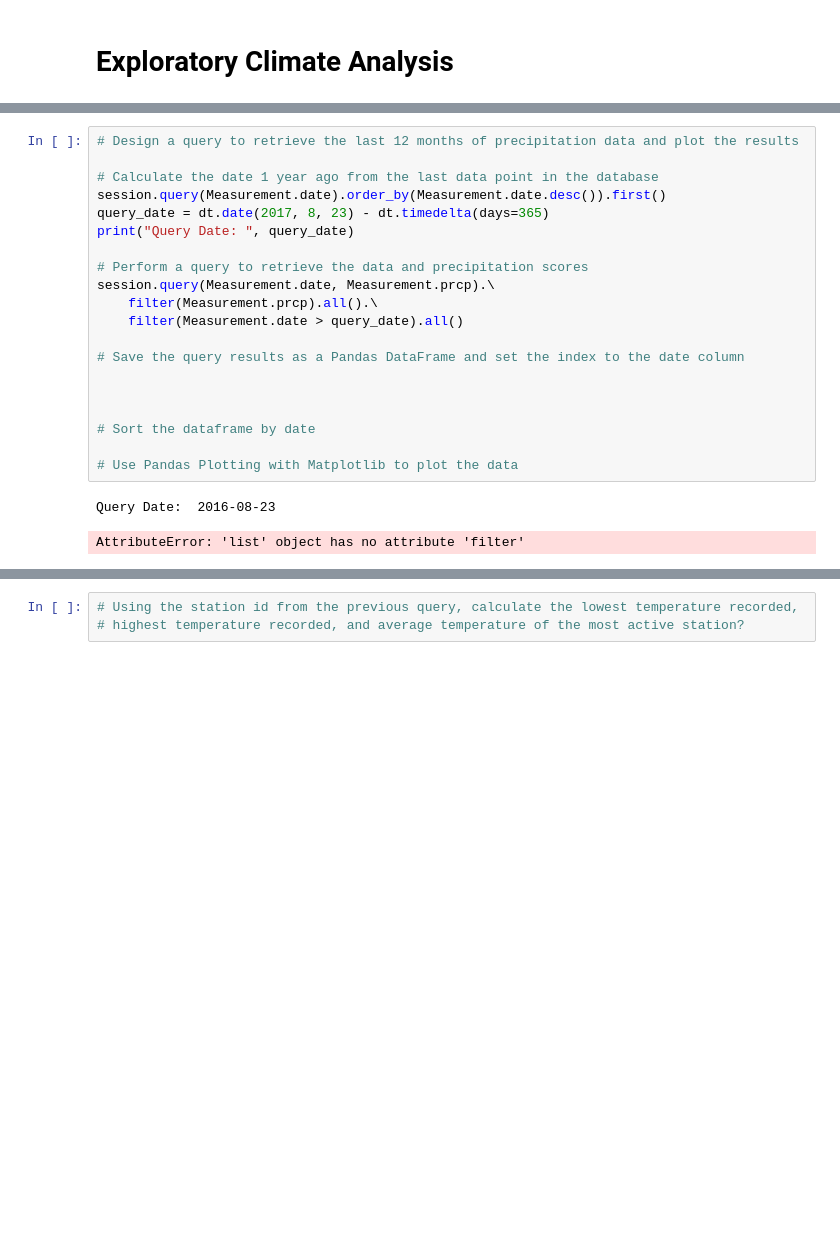
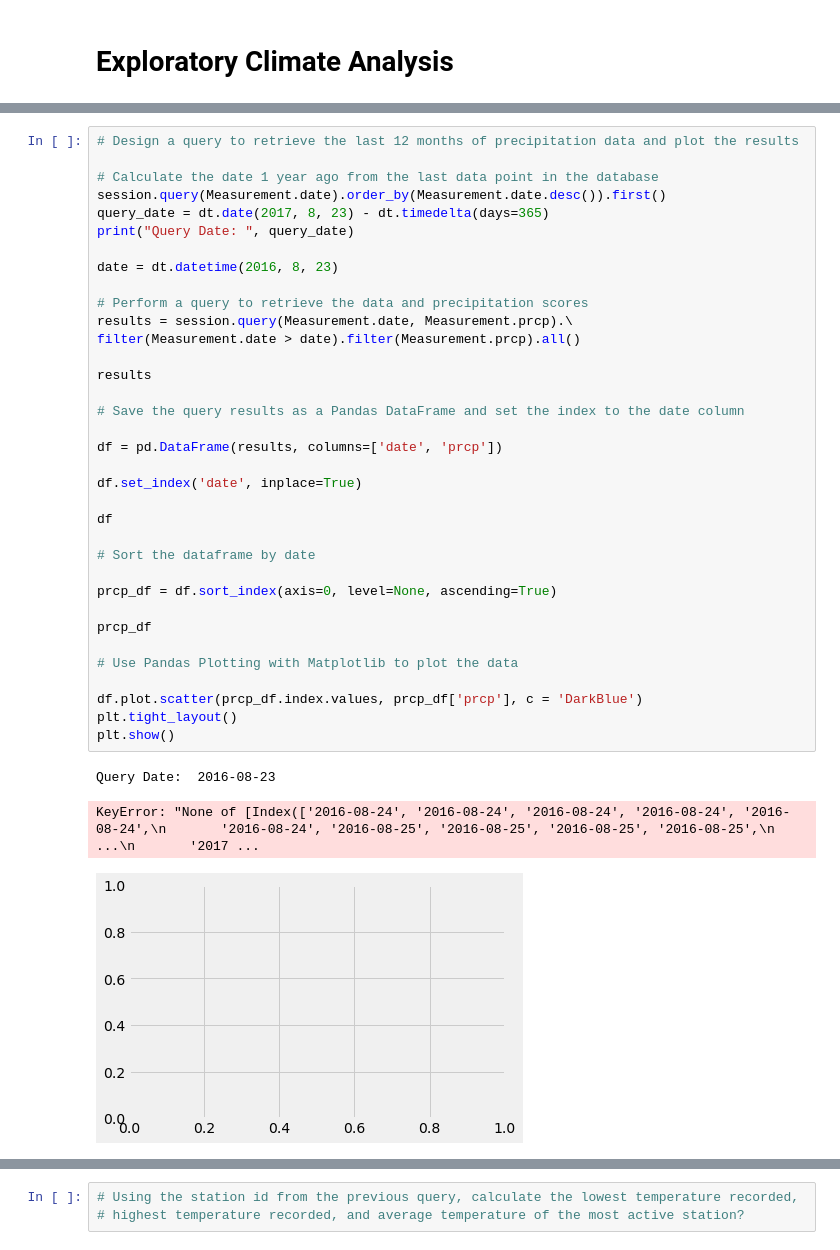
Before and after one commit to DanicaTiegs/sqlalchemy-challenge, a Jupyter notebook: Climate Starter.ipynb, the cells around one changed output, grey strips where cells are left out. Cells and saved outputs as stored; diff of their text form; blank space fills up the shorter version.

Commit message:
left off at converting datetime for scatter plot

```diff
--- a/Climate Starter.ipynb
+++ b/Climate Starter.ipynb
@@ -85,25 +96,41 @@ engine.execute('SELECT * FROM station LIMIT 5').fetchall()
 # %%
 # Design a query to retrieve the last 12 months of precipitation data and plot the results
 
 # Calculate the date 1 year ago from the last data point in the database
 session.query(Measurement.date).order_by(Measurement.date.desc()).first()
 query_date = dt.date(2017, 8, 23) - dt.timedelta(days=365)
 print("Query Date: ", query_date)
 
+date = dt.datetime(2016, 8, 23)
+
 # Perform a query to retrieve the data and precipitation scores
-session.query(Measurement.date, Measurement.prcp).\
-    filter(Measurement.prcp).all().\
-    filter(Measurement.date > query_date).all()
+results = session.query(Measurement.date, Measurement.prcp).\
+filter(Measurement.date > date).filter(Measurement.prcp).all()
+
+results
 
 # Save the query results as a Pandas DataFrame and set the index to the date column
 
+df = pd.DataFrame(results, columns=['date', 'prcp'])
 
+df.set_index('date', inplace=True)
+
+df
 
 # Sort the dataframe by date
 
+prcp_df = df.sort_index(axis=0, level=None, ascending=True)
+
+prcp_df
+
 # Use Pandas Plotting with Matplotlib to plot the data
+
+df.plot.scatter(prcp_df.index.values, prcp_df['prcp'], c = 'DarkBlue')
+plt.tight_layout()
+plt.show()
 # %% [output]
 Query Date:  2016-08-23
-AttributeError: 'list' object has no attribute 'filter'
+KeyError: "None of [Index(['2016-08-24', '2016-08-24', '2016-08-24', '2016-08-24', '2016-08-24',\n       '2016-08-24', '2016-08-25', '2016-08-25', '2016-08-25', '2016-08-25',\n       ...\n       '2017 ...
+[figure, added]
 # %%
 # Use Pandas to calcualte the summary statistics for the precipitation data
```
Also changed, not shown: parts of 5 cells of this notebook.
